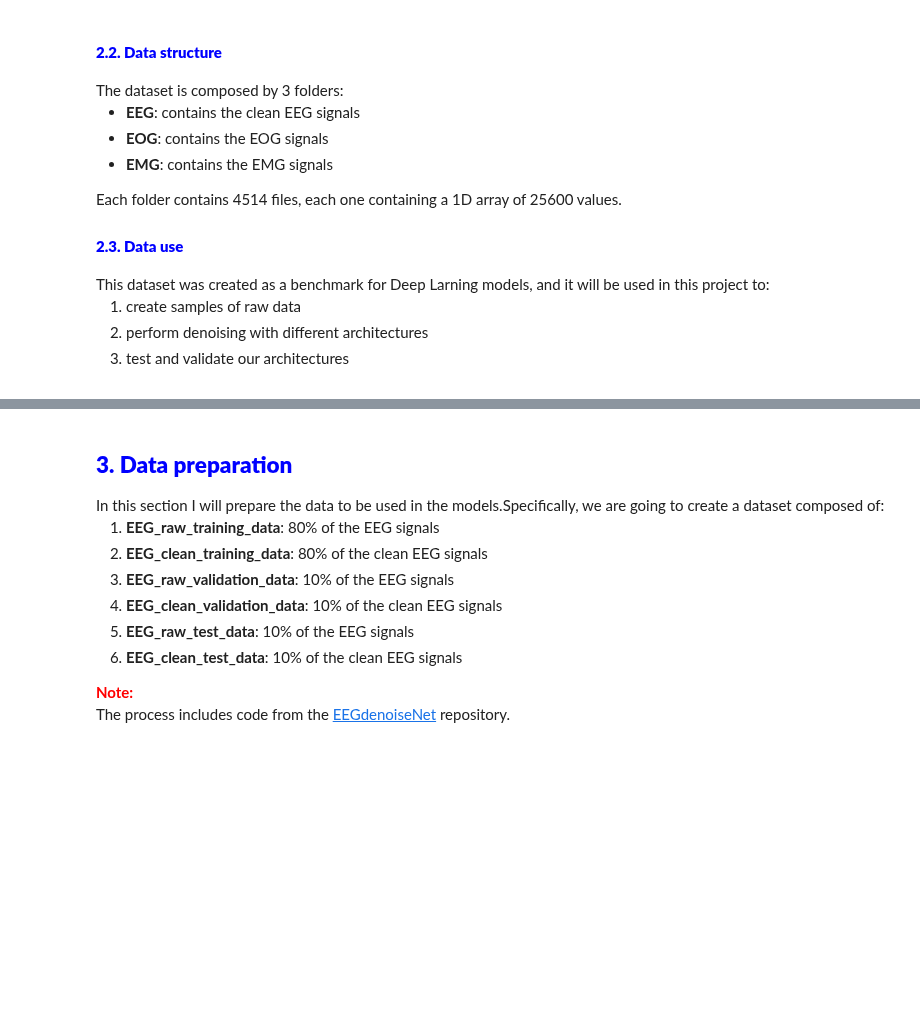
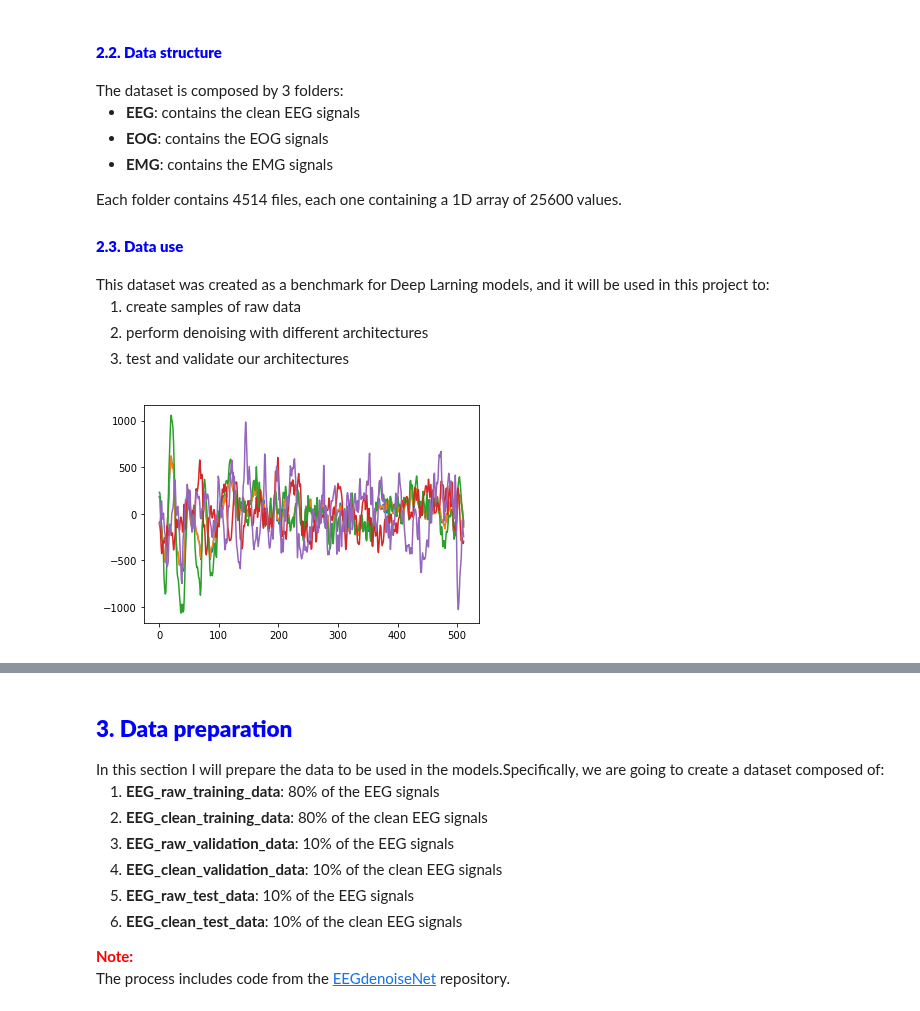
Before and after one commit to MartinaDoku2001/Thesis, a Jupyter notebook: EEG_denoising.ipynb, the cells around one changed output, grey strips where cells are left out. Saved outputs shown, nothing was run; the diff lists cells and outputs as text; code cells hidden in the pictures; blank space fills up the shorter version.

```diff
--- a/EEG_denoising.ipynb
+++ b/EEG_denoising.ipynb
@@ -35,3 +41,11 @@ This dataset was created as a benchmark for Deep Larning models, and it will be
     <li> test and validate our architectures </li>
 </ol>
 </div>
+# %%
+#PLOTTING 5 EEG PURE DATA
+pure_EEG=np.load('data\EEG_all_epochs.npy')
+#print(pure_EEG)
+for i in pure_EEG[0:5]:
+    plt.plot(range(len(i)),i)   #plotting 5 EEG pure data for all their length
+# %% [output]
+[figure, added]
```
Also changed, not shown: parts of 9 cells of this notebook, 3 other files.
